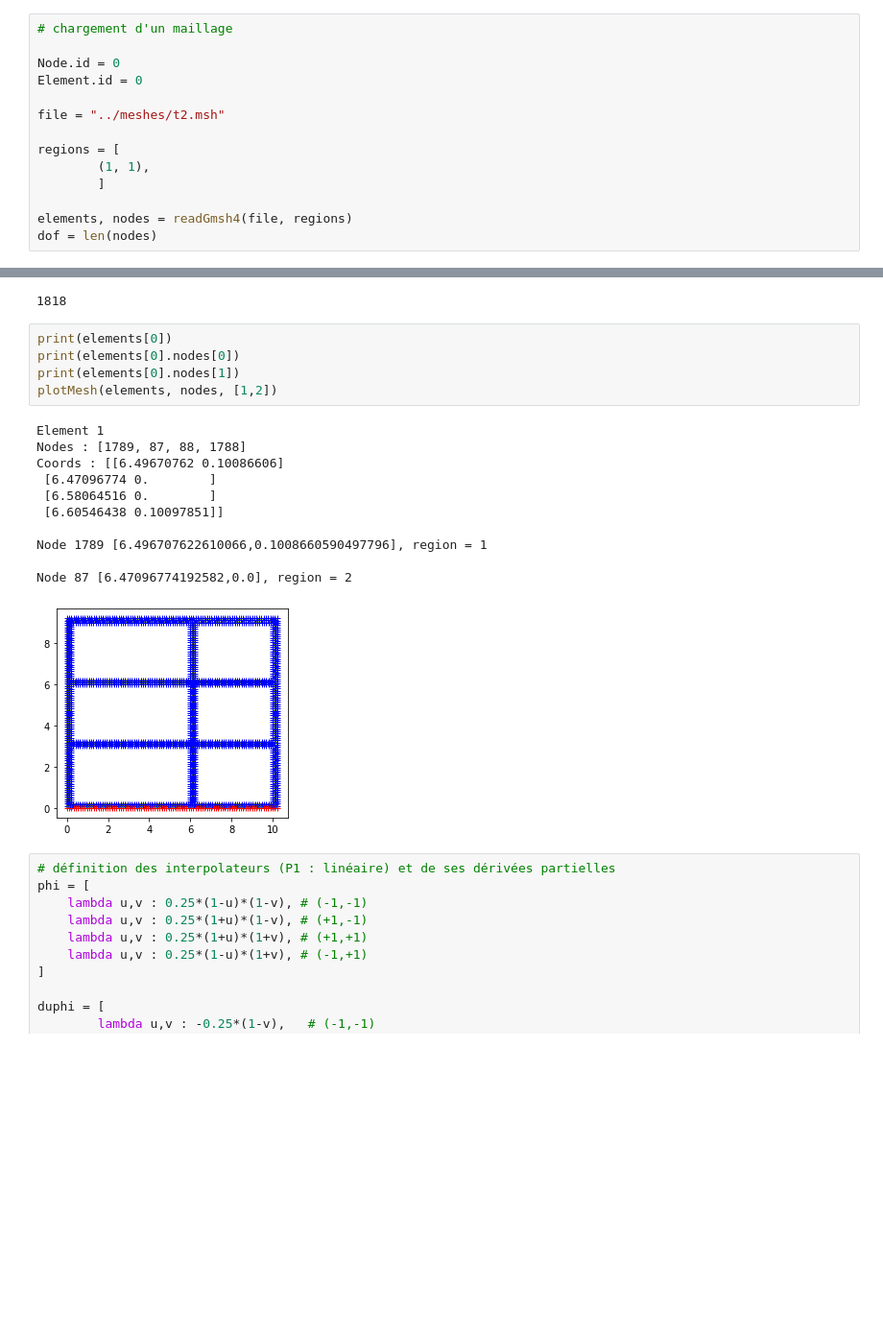
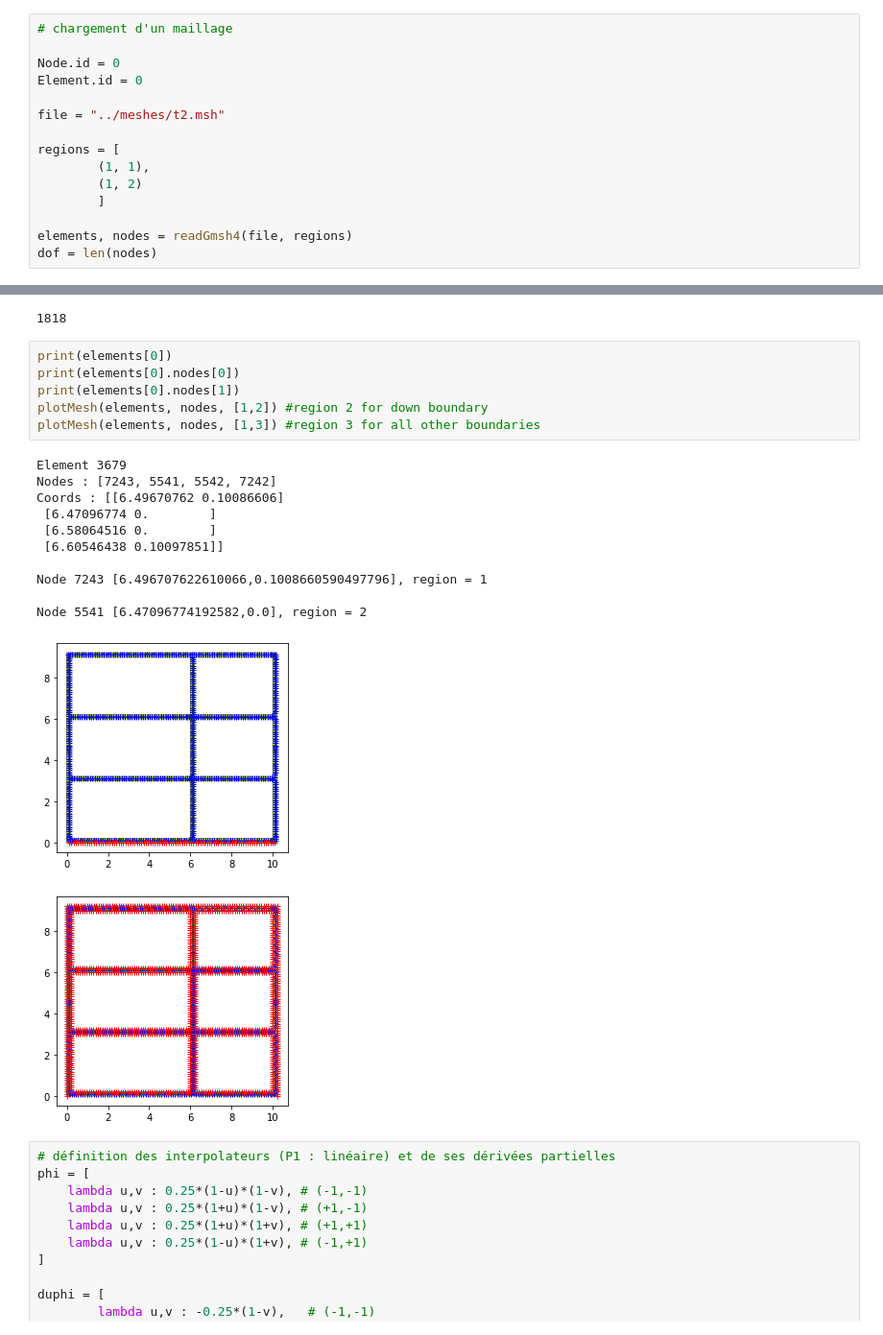
Before and after one commit to sbrisson-sudo/FEM_Elastic_Waves, a Jupyter notebook: src/fem2dDyn-V2.ipynb, the cells around one changed output, grey strips where cells are left out. Shown at 96% size. Cells and saved outputs as stored; diff of their text form; blank space fills up the shorter version.

```diff
--- a/src/fem2dDyn-V2.ipynb
+++ b/src/fem2dDyn-V2.ipynb
@@ -58,6 +58,7 @@ file = "../meshes/t2.msh"
 
 regions = [
         (1, 1),
+        (1, 2)
         ]
 
 elements, nodes = readGmsh4(file, regions)
@@ -69,20 +70,22 @@ dof
 # %%
 print(elements[0])
 print(elements[0].nodes[0])
 print(elements[0].nodes[1])
-plotMesh(elements, nodes, [1,2])
+plotMesh(elements, nodes, [1,2]) #region 2 for down boundary
+plotMesh(elements, nodes, [1,3]) #region 3 for all other boundaries
 # %% [output]
-Element 1
-Nodes : [1789, 87, 88, 1788]
+Element 3679
+Nodes : [7243, 5541, 5542, 7242]
 Coords : [[6.49670762 0.10086606]
  [6.47096774 0.        ]
  [6.58064516 0.        ]
  [6.60546438 0.10097851]]
 
-Node 1789 [6.496707622610066,0.1008660590497796], region = 1
+Node 7243 [6.496707622610066,0.1008660590497796], region = 1
 
-Node 87 [6.47096774192582,0.0], region = 2
+Node 5541 [6.47096774192582,0.0], region = 2
-[figure, old version]
+[figure, new version]
+[figure, added]
 # %%
 # définition des interpolateurs (P1 : linéaire) et de ses dérivées partielles
 phi = [
```
Also changed, not shown: 2 other files.
